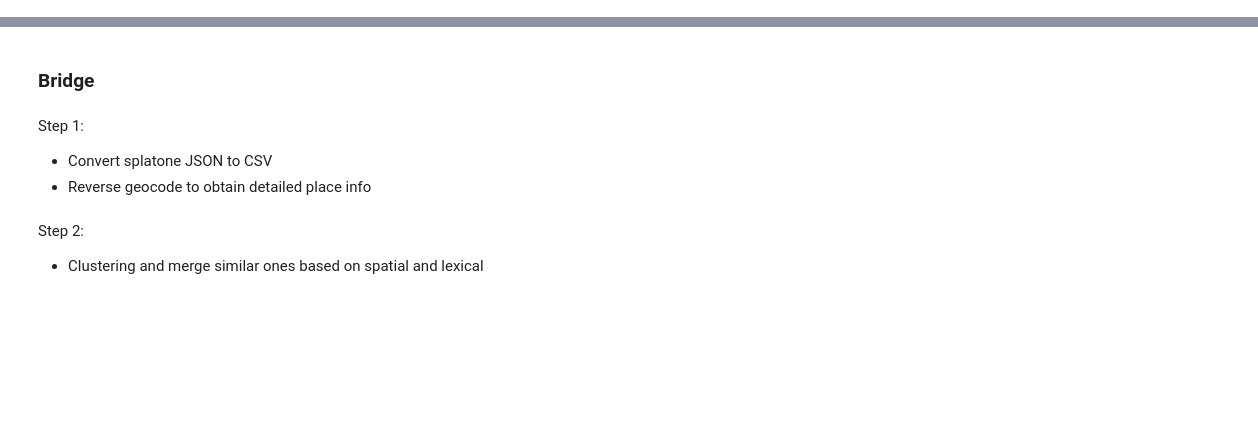
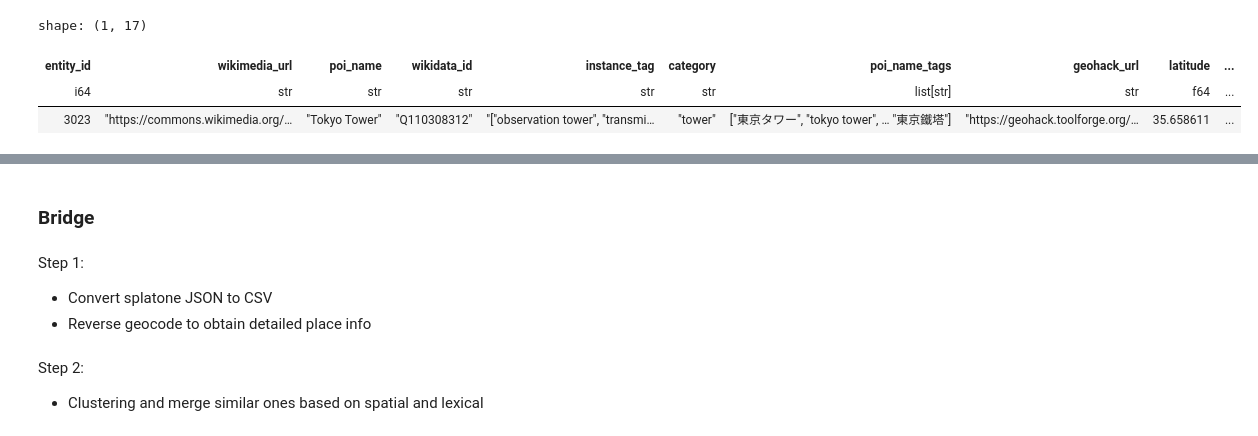
Before and after one commit to fhrzn/multi-pov-ir, a Jupyter notebook: notebook/preprocessing.ipynb, the cells around one changed output, grey strips where cells are left out. Drawn from its saved outputs; the diff is of its cells as text; code cells hidden in the pictures; blank space fills up the shorter version.

```diff
--- a/notebook/preprocessing.ipynb
+++ b/notebook/preprocessing.ipynb
@@ -24,3 +23,10 @@ entity_df = (
         .list.eval(pl.element().cast(pl.Int64))
     )
 )
+# %%
+entity_df.filter(pl.col("city") == "Tokyo").filter(pl.col("poi_name").str.contains("Tokyo Tower"))
+# %% [output]
+shape: (1, 17)
+| entity_id | wikimedia_url | poi_name | wikidata_id | instance_tag | category | poi_name_tags | geohack_url | latitude | ... |
+| i64 | str | str | str | str | str | list[str] | str | f64 | ... |
+| 3023 | "https://commons.wikimedia.org/… | "Tokyo Tower" | "Q110308312" | "["observation tower", "transmi… | "tower" | ["東京タワー", "tokyo tower", … "東京鐵塔"] | "https://geohack.toolforge.org/… | 35.658611 | ... |
```
Also changed, not shown: parts of 9 cells of this notebook, 1 other file.
